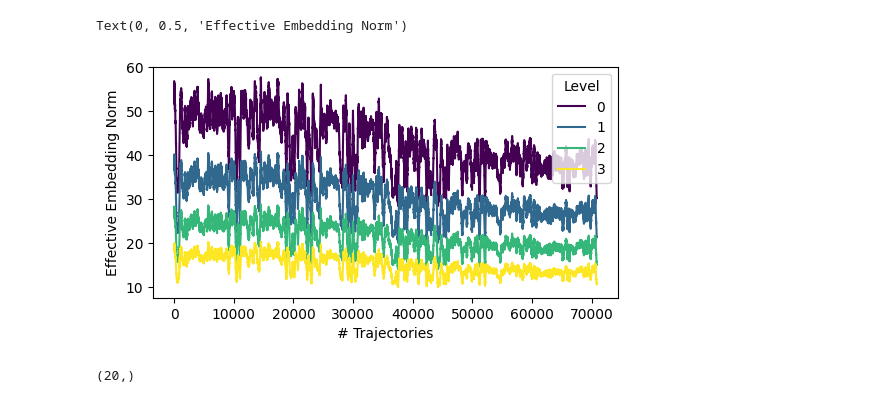
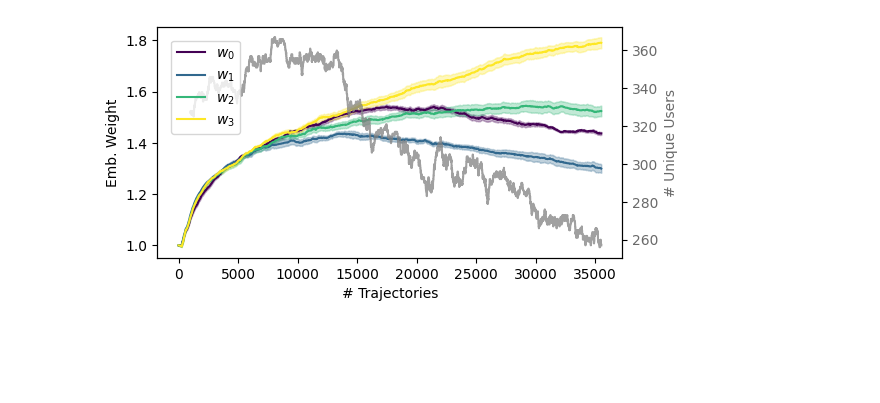
Before and after one commit to lucasczz/MiLES, a Jupyter notebook: notebooks/emb_prio.ipynb, the cells around one changed output. Saved outputs shown, nothing was run; the diff lists cells and outputs as text; code cells hidden in the pictures; blank space fills up the shorter version.

```diff
--- a/notebooks/emb_prio.ipynb
+++ b/notebooks/emb_prio.ipynb
@@ -97,24 +20,36 @@ fig.tight_layout()
-# %%
-fig, ax = plt.subplots(1, 1, figsize=(6, 3))
-cmap = plt.get_cmap("viridis", 4)
-colors = cmap(range(4))
-for i in range(4):
-    ax.plot(norm_sliding_means[i], label=i, color=colors[i])
-    # ax.fill_between(
-    #     range(len(eff_weight_means[i])),
-    #     eff_weight_means[i] - weight_stds[i],
-    #     eff_weight_means[i] + weight_stds[i],
-    #     alpha=0.3,
-    #     color=colors[i],
-    # )
-ax.legend(title="Level")
-ax.set_xlabel("# Trajectories")
-ax.set_ylabel("Effective Embedding Norm")
-# %% [output]
-Text(0, 0.5, 'Effective Embedding Norm')
-[figure, removed]
-# %%
-weights = np.concatenate([df[f'embedding_weight_{i}'].values for i in range(4)])
-weights.shape
-# %% [output]
-(20,)
+# %%
+labels = df.iloc[0]['labels']
+label_windows = sliding_window_view(labels, 1000)
+n_unique_windows = np.array([len(np.unique(window)) for window in label_windows])
+# %%
+weight_means_p = weight_means[:, ::2]
+weight_stds_p = weight_stds[:, ::2]
+fig, ax1 = plt.subplots(1, 1, figsize=(6, 3))
+cmap = plt.get_cmap("viridis", 4)
+colors = cmap(range(4))
+for i in range(4):
+    x = np.arange(0, len(weight_means_p[i]), step=1)
+    line =ax1.plot(x, weight_means_p[i], label=rf"$w_{i}$", color=colors[i])
+    ax1.fill_between(
+        x,
+        weight_means_p[i] - weight_stds_p[i],
+        weight_means_p[i] + weight_stds_p[i],
+        alpha=0.3,
+        color=colors[i],
+    )
+
+ax2 = ax1.twinx()
+x = np.arange(1000, len(n_unique_windows) + 1000)
+ax2.plot(x, n_unique_windows, color="gray", alpha=0.75)
+ax2.tick_params(axis="y", labelcolor="dimgray")
+
+legend_1 = ax1.legend(loc=2, borderaxespad=1.)
+legend_1.remove()
+ax2.legend(loc=1, borderaxespad=1., frameon=False)
+ax2.add_artist(legend_1)
+ax1.set_xlabel("# Trajectories")
+ax1.set_ylabel("Emb. Weight")
+ax2.set_ylabel("# Unique Users", color="dimgray")
+fig.savefig("../pub/figs/emb_prio.pdf", bbox_inches="tight")
+# %% [output]
+[figure, added]
```
Also changed, not shown: parts of 6 cells of this notebook, 10 other files.
